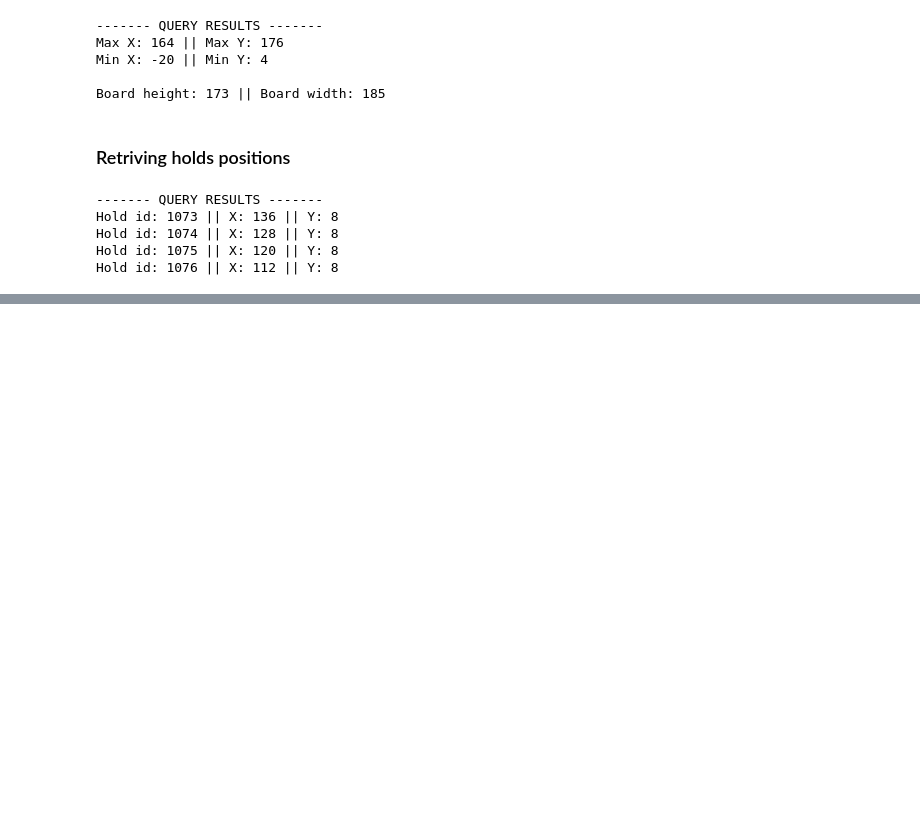
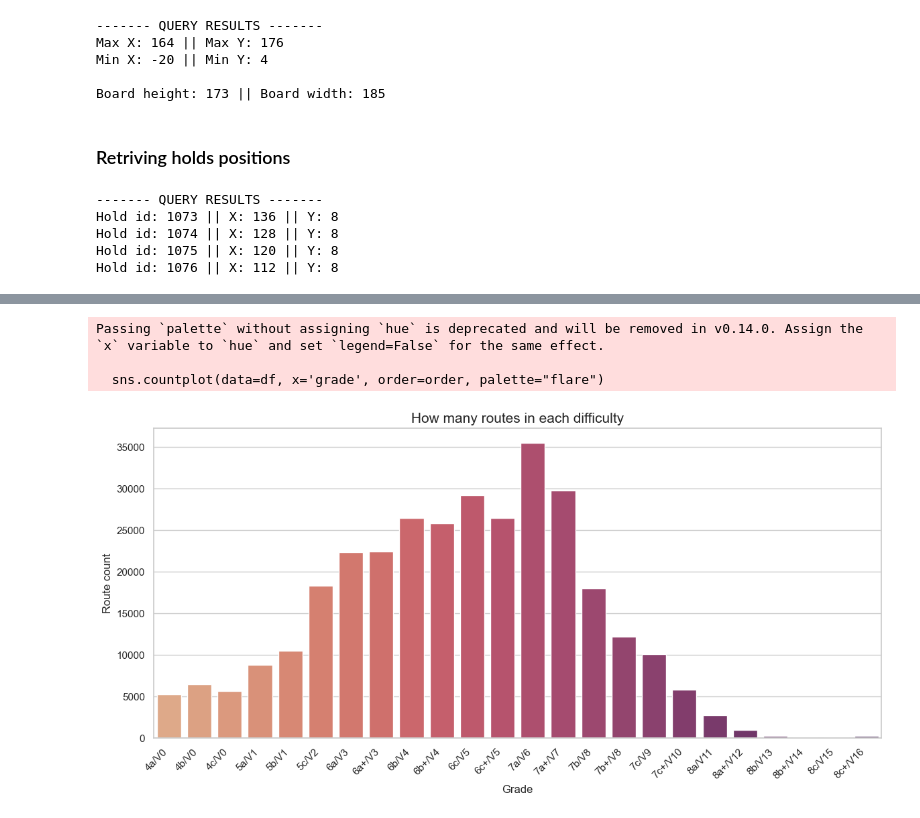
Before and after one commit to janekpriv/KilterClimbGeneration, a Jupyter notebook: src/notebooks/data_exploration.ipynb, the cells around one changed output, grey strips where cells are left out. Cells and saved outputs as stored; diff of their text form; code cells hidden in the pictures; blank space fills up the shorter version.

```diff
--- a/src/notebooks/data_exploration.ipynb
+++ b/src/notebooks/data_exploration.ipynb
@@ -122,0 +125,27 @@ Hold id: 1076 || X: 112 || Y: 8
+# %%
+import sqlite3
+import pandas as pd
+import matplotlib.pyplot as plt
+import seaborn as sns
+from pathlib import Path
+
+
+sns.set_theme(style="whitegrid")
+plt.rcParams['figure.figsize'] = (10, 6)
+
+query = """
+SELECT
+    climbs.name,
+    climb_stats.angle,
+    climb_stats.difficulty_average,
+    climb_stats.ascensionist_count as repeats,
+    difficulty_grades.boulder_name as grade,
+    climbs.frames
+FROM climbs
+JOIN climb_stats ON climb_stats.climb_uuid = climbs.uuid
+JOIN difficulty_grades ON difficulty_grades.difficulty = ROUND(climb_stats.difficulty_average)
+"""
+
+df = pd.read_sql_query(query, connection)
+
+df.info()
@@ -122,0 +193,16 @@ Hold id: 1076 || X: 112 || Y: 8
+# %%
+order = df.sort_values('difficulty_average')['grade'].unique()
+
+plt.figure(figsize=(14, 6))
+
+sns.countplot(data=df, x='grade', order=order, palette="flare")
+plt.title('How many routes in each difficulty', fontsize=15)
+plt.xlabel('Grade')
+plt.ylabel('Route count')
+plt.xticks(rotation=45, ha='right')
+plt.show()
+# %% [output]
+Passing `palette` without assigning `hue` is deprecated and will be removed in v0.14.0. Assign the `x` variable to `hue` and set `legend=False` for the same effect.
+
+  sns.countplot(data=df, x='grade', order=order, palette="flare")
+[figure, added]
```
Also changed, not shown: parts of 5 cells of this notebook.
